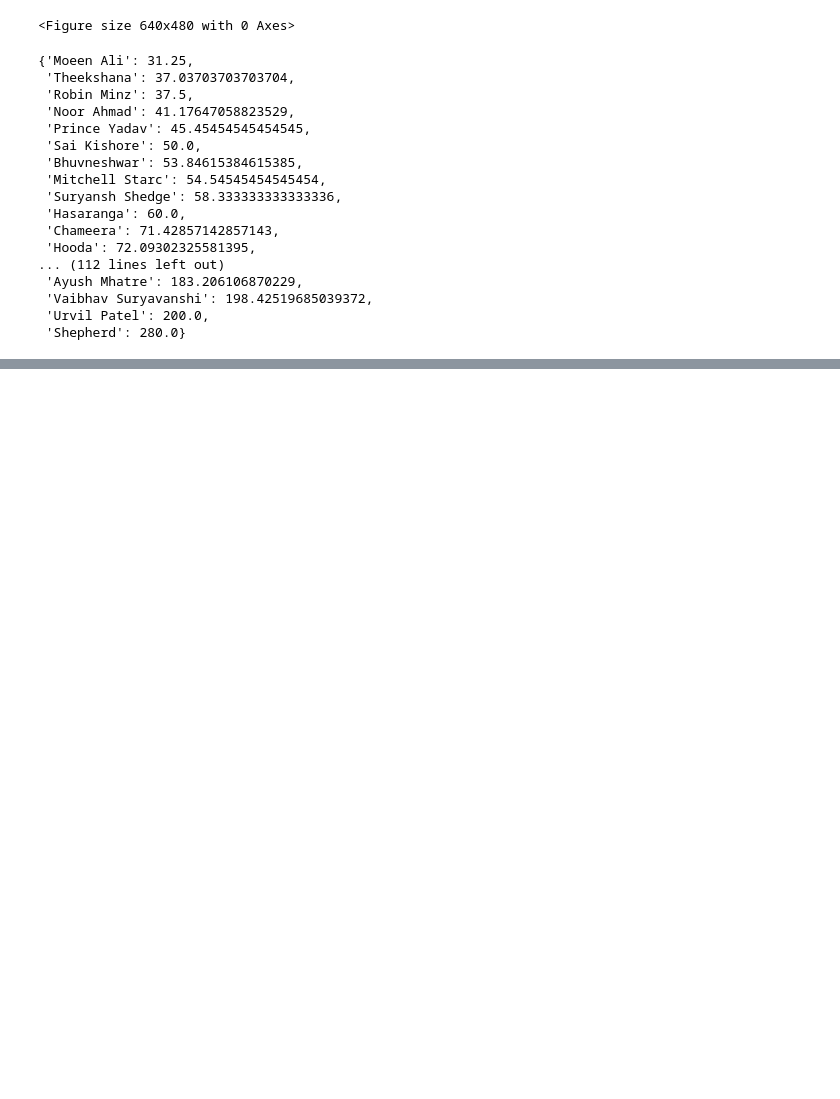
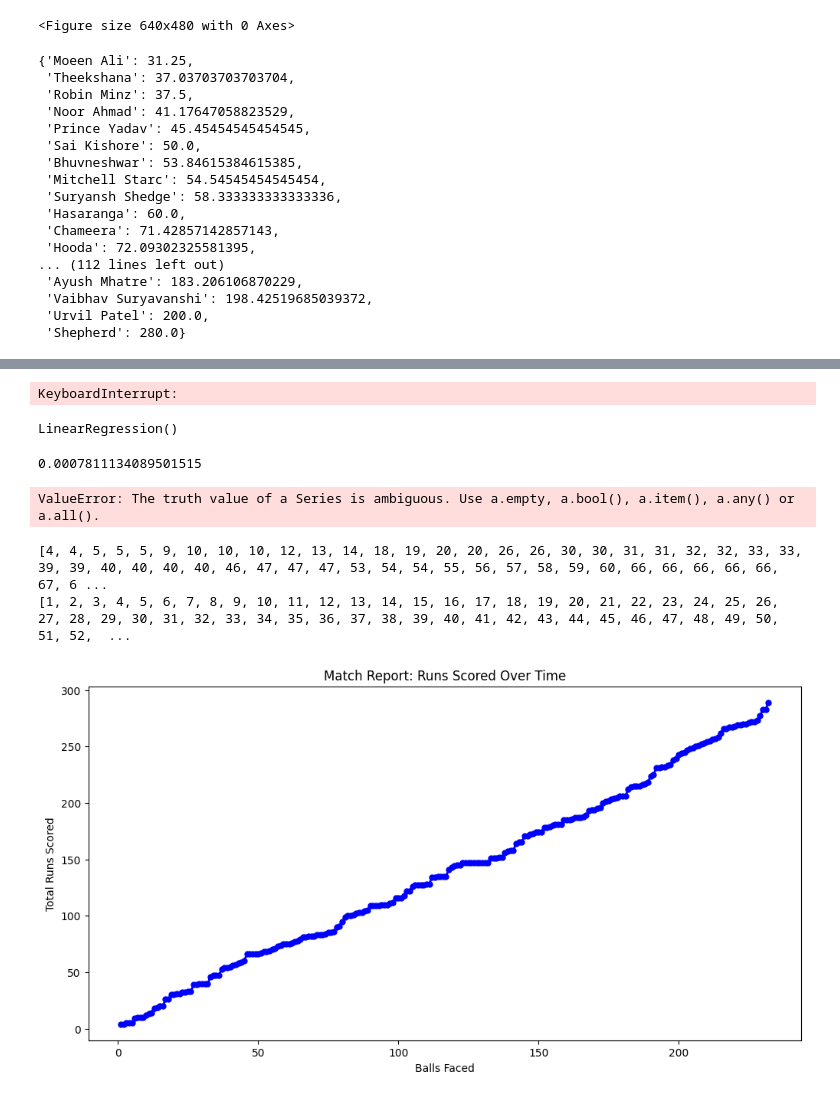
Before and after one commit to Navaneeth832/IPL-2025-stats, a Jupyter notebook: training.ipynb, the cells around one changed output, grey strips where cells are left out. Cells and saved outputs as stored; diff of their text form; code cells hidden in the pictures; blank space fills up the shorter version.

```diff
--- a/training.ipynb
+++ b/training.ipynb
@@ -273,0 +354,9 @@ np.int64(17183)
+# %%
+train1= maindf.copy()
+train1.drop(columns=['extras', 'wide', 'legbyes','byes','noballs'], inplace=True)
+train1['dismissed'] =1
+for i in range(len(train1)):
+    if train1.loc[i, 'wicket_type'] == "not out":
+        train1.loc[i, 'dismissed'] = 0
+train1.drop(columns=['wicket_type', 'player_dismissed', 'fielder'], inplace=True)
+train1
@@ -273,0 +377,15 @@ np.int64(17183)
+# %%
+for i in range(len(train1)):
+    if train1.loc[i, 'dismissed'] == 1:
+        train1.loc[i, 'runs_of_bat'] = -1
+train1.drop(columns=['dismissed'], inplace=True)
+# %%
+#label encoding the categorical columns
+from sklearn.preprocessing import LabelEncoder
+label_encoder = LabelEncoder()
+categorical_columns = ['stage','venue', 'batting_team', 'bowling_team', 'over','striker', 'bowler']
+for column in categorical_columns:
+    train1[column] = label_encoder.fit_transform(train1[column])
+train1
+# %% [output]
+KeyboardInterrupt:
@@ -273,0 +397,40 @@ np.int64(17183)
+# %%
+from sklearn.linear_model import LinearRegression
+model = LinearRegression()
+model.fit(X_train, y_train)
+# %% [output]
+LinearRegression()
+# %%
+model.score(X_test, y_test)
+# %% [output]
+0.0007811134089501515
+# %%
+match_report=df2[df2['match_no'] == 6 and df2['innings']==1].copy()
+match_report
+# %% [output]
+ValueError: The truth value of a Series is ambiguous. Use a.empty, a.bool(), a.item(), a.any() or a.all().
+# %%
+x=[]
+y=[]
+runs=0
+balls=1
+for i in match_report.index:
+    x.append(balls)
+    y.append(runs+int(match_report.loc[i, 'runs_of_bat']))
+    runs += int(match_report.loc[i, 'runs_of_bat'])
+    balls+=1
+print(y)
+print(x)
+# %% [output]
+[4, 4, 5, 5, 5, 9, 10, 10, 10, 12, 13, 14, 18, 19, 20, 20, 26, 26, 30, 30, 31, 31, 32, 32, 33, 33, 39, 39, 40, 40, 40, 40, 46, 47, 47, 47, 53, 54, 54, 55, 56, 57, 58, 59, 60, 66, 66, 66, 66, 66, 67, 6 ...
+[1, 2, 3, 4, 5, 6, 7, 8, 9, 10, 11, 12, 13, 14, 15, 16, 17, 18, 19, 20, 21, 22, 23, 24, 25, 26, 27, 28, 29, 30, 31, 32, 33, 34, 35, 36, 37, 38, 39, 40, 41, 42, 43, 44, 45, 46, 47, 48, 49, 50, 51, 52,  ...
+# %%
+#plotting a line graph for the match report
+plt.figure(figsize=(12, 6))
+plt.plot(x, y, marker='o', color='blue', linestyle='-', linewidth=2, markersize=5)
+plt.title('Match Report: Runs Scored Over Time')
+plt.xlabel('Balls Faced')
+plt.ylabel('Total Runs Scored')
+plt.show()
+# %% [output]
+[figure, added]
```
Also changed, not shown: parts of 8 cells of this notebook, 1 other file.
